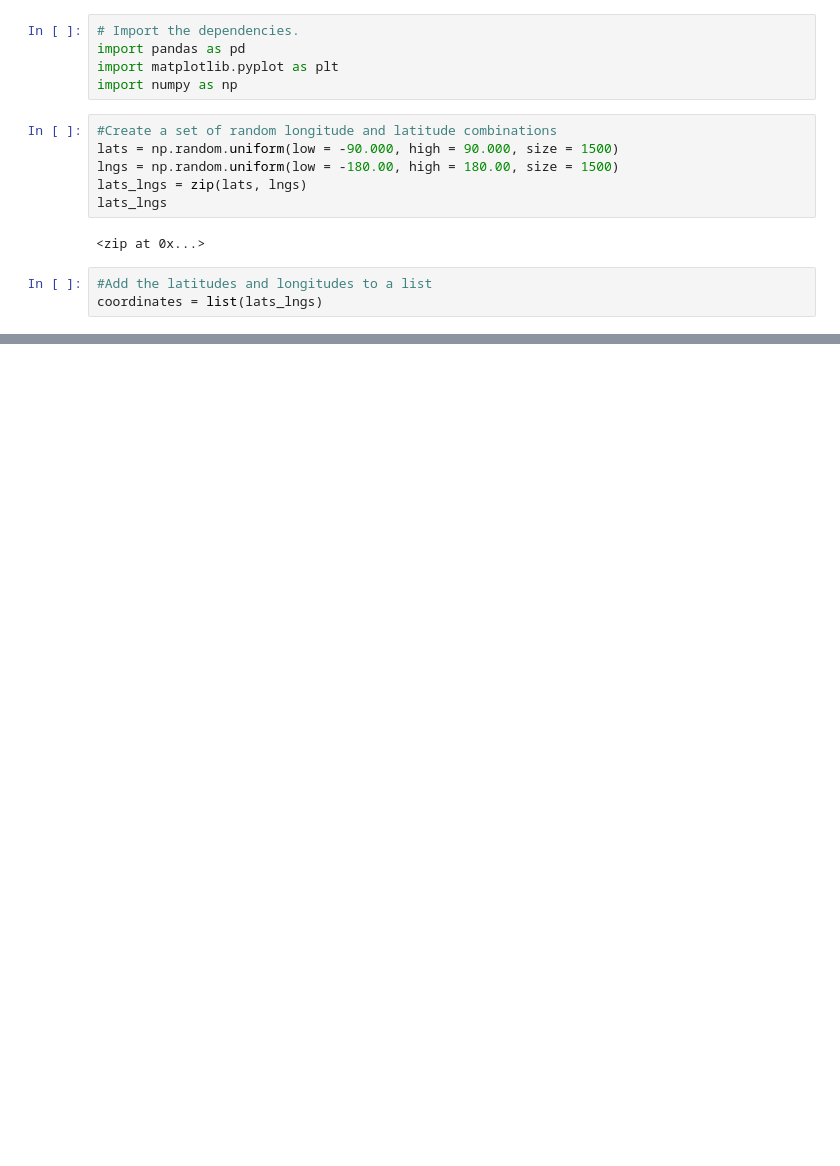
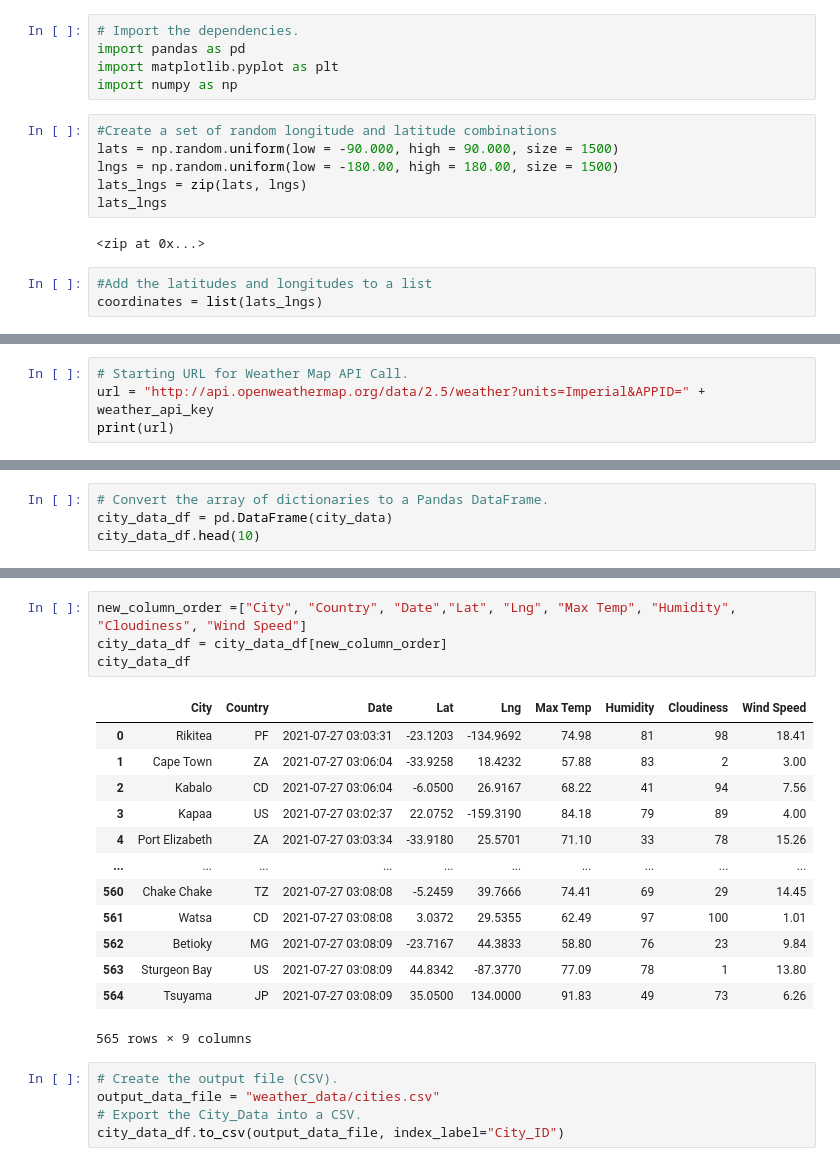
Before and after one commit to VershaR1791/World_Weather_Analysis, a Jupyter notebook: WeatherPy.ipynb, the cells around one changed output, grey strips where cells are left out. Saved outputs shown, nothing was run; the diff lists cells and outputs as text; blank space fills up the shorter version.

Commit message:
API data retrieved

```diff
--- a/WeatherPy.ipynb
+++ b/WeatherPy.ipynb
@@ -33,0 +40,4 @@ len(cities)
+# %%
+# Starting URL for Weather Map API Call.
+url = "http://api.openweathermap.org/data/2.5/weather?units=Imperial&APPID=" + weather_api_key
+print(url)
@@ -33,0 +131,4 @@ len(cities)
+# %%
+# Convert the array of dictionaries to a Pandas DataFrame.
+city_data_df = pd.DataFrame(city_data)
+city_data_df.head(10)
@@ -33,0 +147,23 @@ len(cities)
+# %%
+new_column_order =["City", "Country", "Date","Lat", "Lng", "Max Temp", "Humidity", "Cloudiness", "Wind Speed"]
+city_data_df = city_data_df[new_column_order]
+city_data_df
+# %% [output]
+|  | City | Country | Date | Lat | Lng | Max Temp | Humidity | Cloudiness | Wind Speed |
+| 0 | Rikitea | PF | 2021-07-27 03:03:31 | -23.1203 | -134.9692 | 74.98 | 81 | 98 | 18.41 |
+| 1 | Cape Town | ZA | 2021-07-27 03:06:04 | -33.9258 | 18.4232 | 57.88 | 83 | 2 | 3.00 |
+| 2 | Kabalo | CD | 2021-07-27 03:06:04 | -6.0500 | 26.9167 | 68.22 | 41 | 94 | 7.56 |
+| 3 | Kapaa | US | 2021-07-27 03:02:37 | 22.0752 | -159.3190 | 84.18 | 79 | 89 | 4.00 |
+| 4 | Port Elizabeth | ZA | 2021-07-27 03:03:34 | -33.9180 | 25.5701 | 71.10 | 33 | 78 | 15.26 |
+| ... | ... | ... | ... | ... | ... | ... | ... | ... | ... |
+| 560 | Chake Chake | TZ | 2021-07-27 03:08:08 | -5.2459 | 39.7666 | 74.41 | 69 | 29 | 14.45 |
+| 561 | Watsa | CD | 2021-07-27 03:08:08 | 3.0372 | 29.5355 | 62.49 | 97 | 100 | 1.01 |
+| 562 | Betioky | MG | 2021-07-27 03:08:09 | -23.7167 | 44.3833 | 58.80 | 76 | 23 | 9.84 |
+| 563 | Sturgeon Bay | US | 2021-07-27 03:08:09 | 44.8342 | -87.3770 | 77.09 | 78 | 1 | 13.80 |
+| 564 | Tsuyama | JP | 2021-07-27 03:08:09 | 35.0500 | 134.0000 | 91.83 | 49 | 73 | 6.26 |
+565 rows × 9 columns
+# %%
+# Create the output file (CSV).
+output_data_file = "weather_data/cities.csv"
+# Export the City_Data into a CSV.
+city_data_df.to_csv(output_data_file, index_label="City_ID")
```
Also changed, not shown: parts of 10 cells of this notebook, 3 other files.
